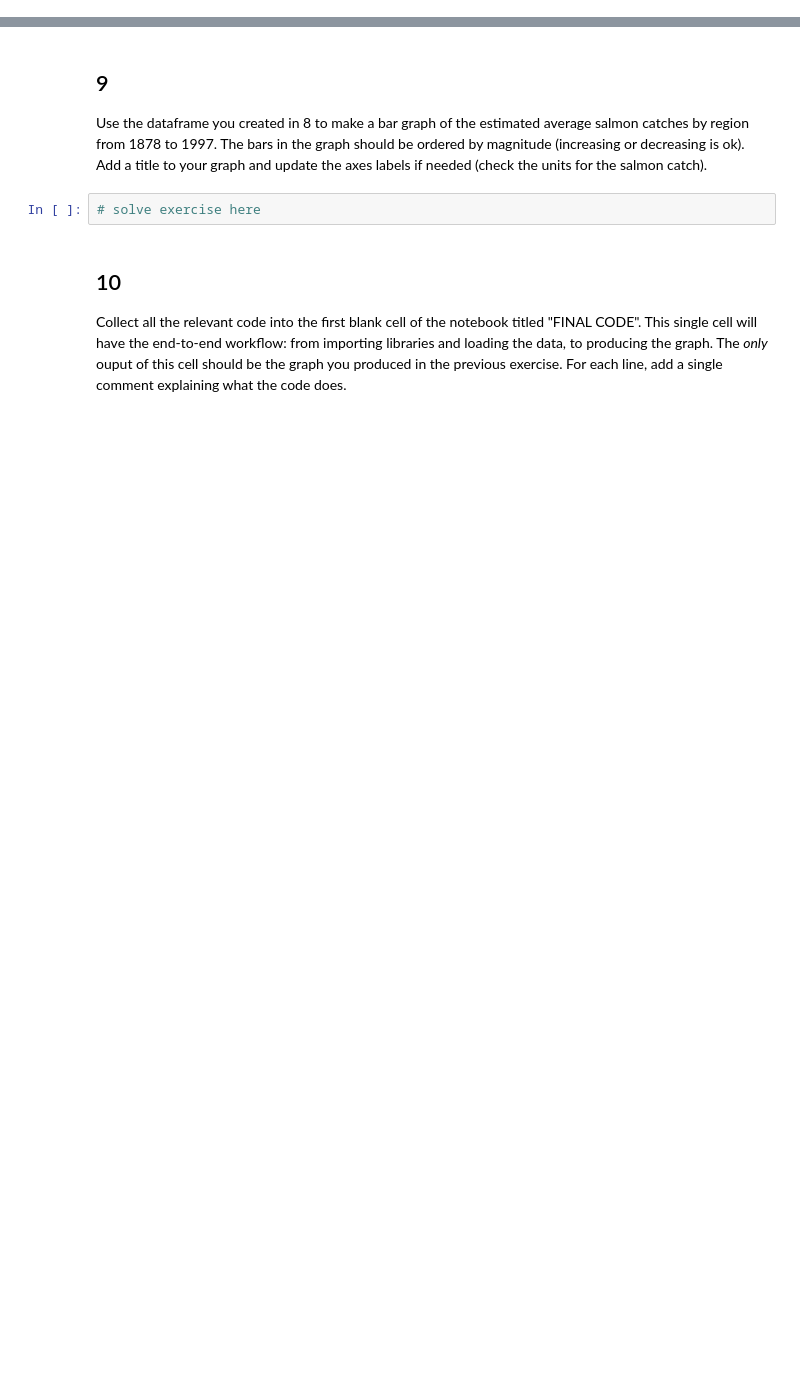
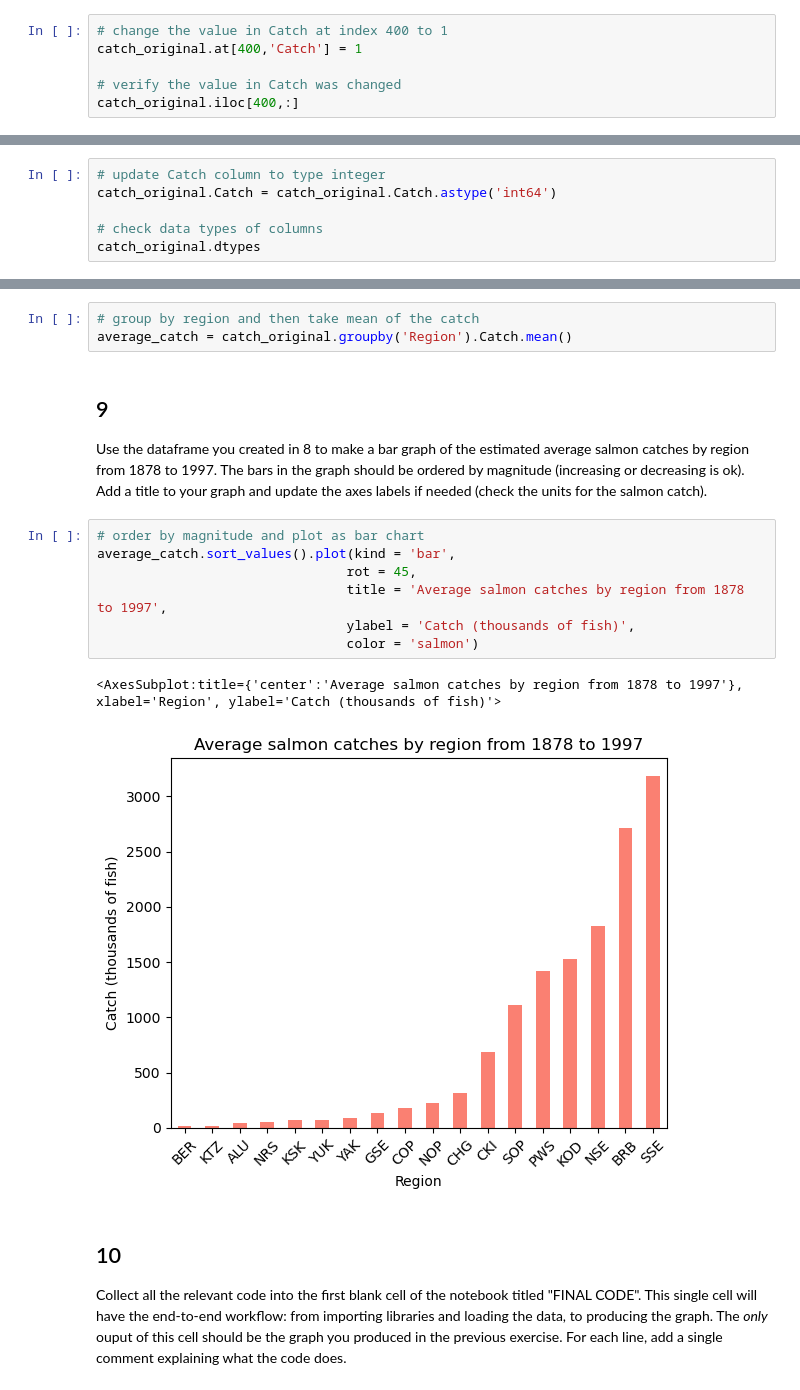
Before and after one commit to amandaherbst/eds220-hwk-2, a Jupyter notebook: hwk2-task3-salmon.ipynb, the cells around one changed output, grey strips where cells are left out. Saved outputs shown, nothing was run; the diff lists cells and outputs as text; blank space fills up the shorter version.

Commit message:
created plot

```diff
--- a/hwk2-task3-salmon.ipynb
+++ b/hwk2-task3-salmon.ipynb
@@ -139,0 +144,6 @@ In the next cell:
+# %%
+# change the value in Catch at index 400 to 1
+catch_original.at[400,'Catch'] = 1
+
+# verify the value in Catch was changed
+catch_original.iloc[400,:]
@@ -147,0 +162,6 @@ In the next cell:
+# %%
+# update Catch column to type integer
+catch_original.Catch = catch_original.Catch.astype('int64')
+
+# check data types of columns
+catch_original.dtypes
@@ -153,9 +177,20 @@ Create a dataframe with the average catch per region. HINT: use `groupby()`. Sto
+# %%
+# group by region and then take mean of the catch
+average_catch = catch_original.groupby('Region').Catch.mean()
 # %% [markdown]
 ## 9
 
 Use the dataframe you created in 8 to make a bar graph of the estimated average salmon catches by region from 1878 to 1997. The bars in the graph should be ordered by magnitude (increasing or decreasing is ok). Add a title  to your graph and update the axes labels if needed (check the units for the salmon catch).
-# %%
-# solve exercise here
+# %%
+# order by magnitude and plot as bar chart
+average_catch.sort_values().plot(kind = 'bar',
+                                rot = 45,
+                                title = 'Average salmon catches by region from 1878 to 1997',
+                                ylabel = 'Catch (thousands of fish)',
+                                color = 'salmon')
+# %% [output]
+<AxesSubplot:title={'center':'Average salmon catches by region from 1878 to 1997'}, xlabel='Region', ylabel='Catch (thousands of fish)'>
+[figure, added]
 # %% [markdown]
 ## 10
 
```
Also changed, not shown: parts of 9 cells of this notebook.
